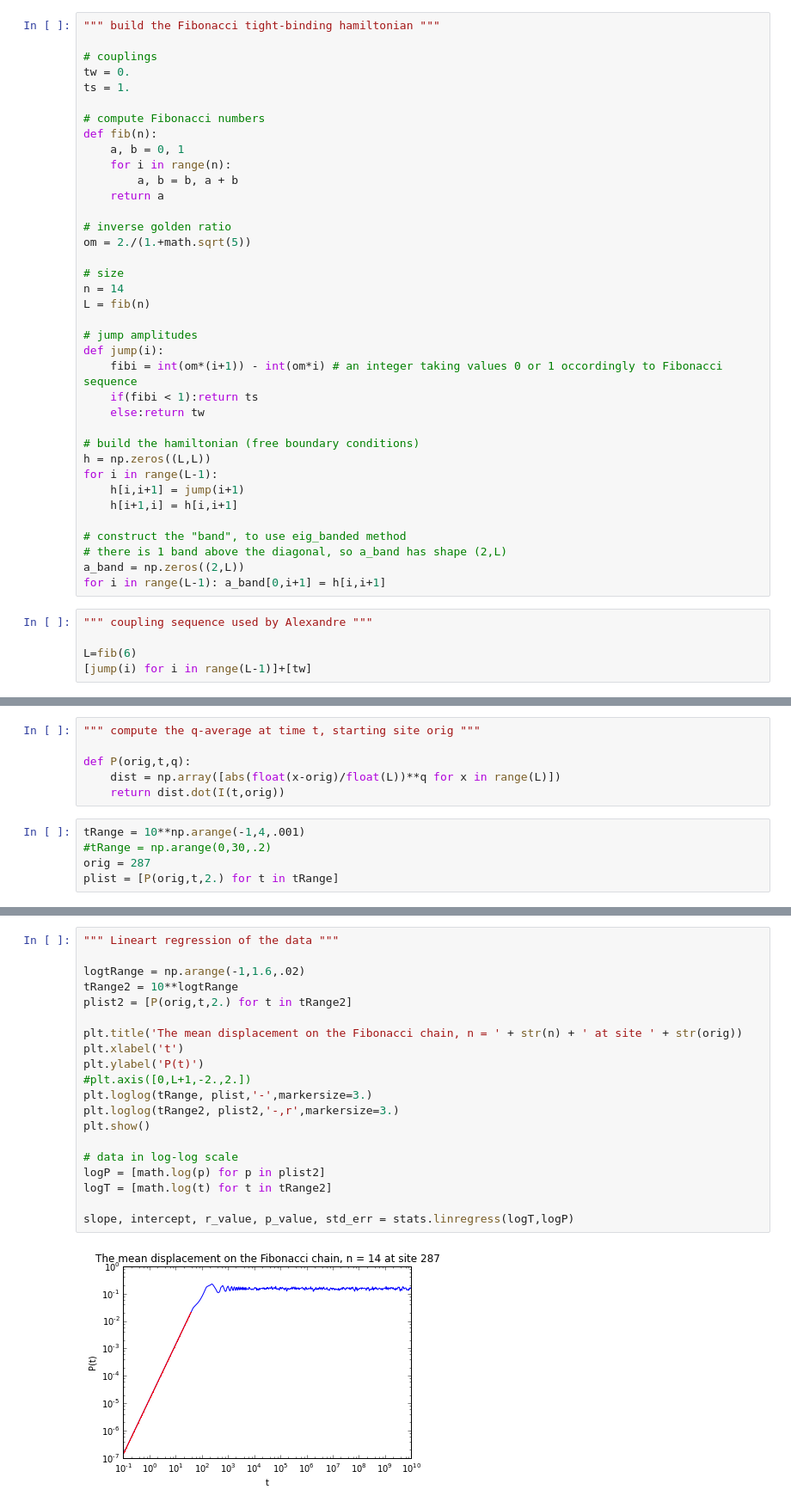
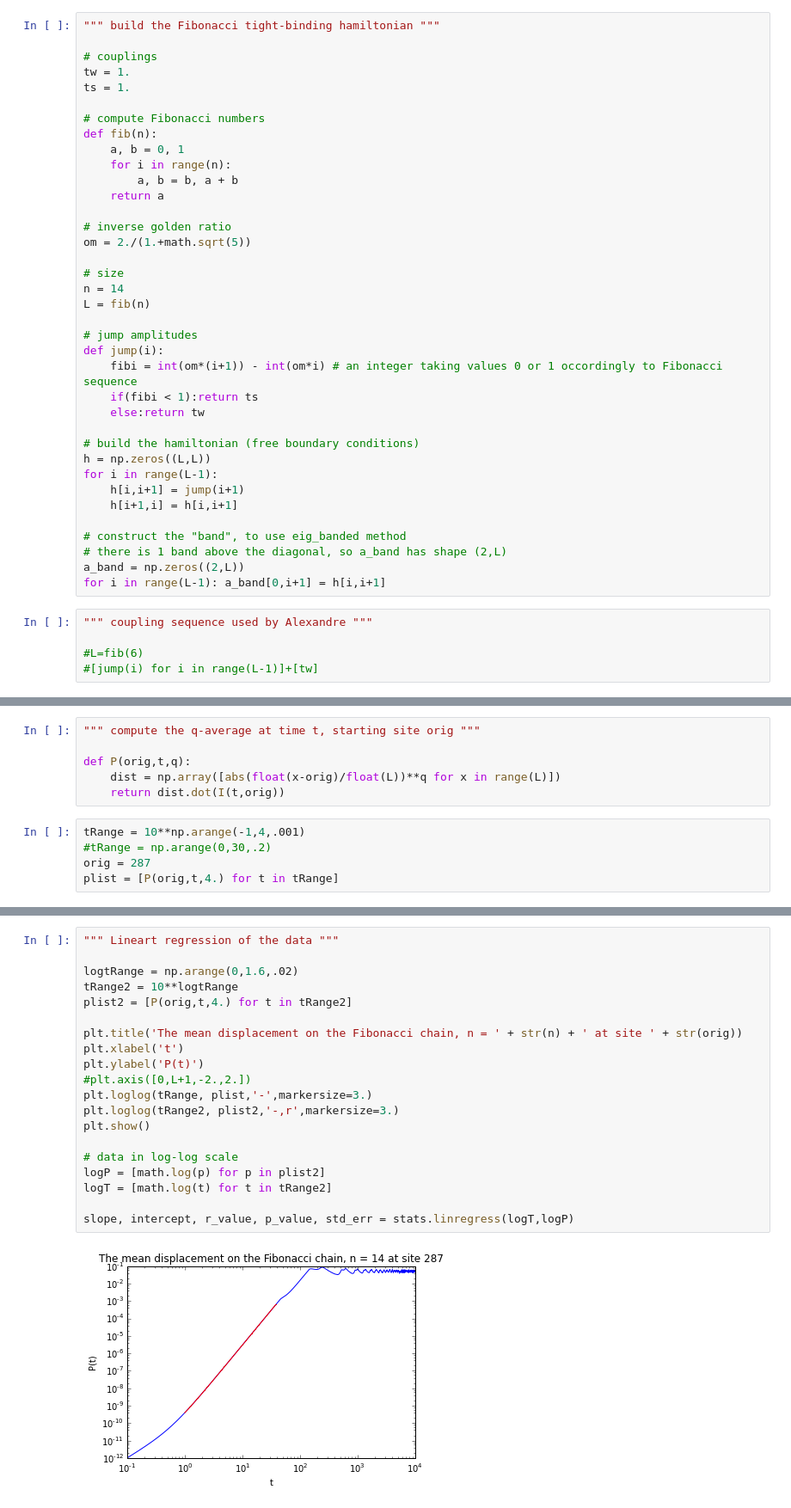
Before and after one commit to Yukee/spectrum_quasicrystals, a Jupyter notebook: Fibonacci/dynamics_wavepackets.ipynb, the cells around one changed output, grey strips where cells are left out. Shown at 86% size. Drawn from its saved outputs; the diff is of its cells as text.

```diff
--- a/Fibonacci/dynamics_wavepackets.ipynb
+++ b/Fibonacci/dynamics_wavepackets.ipynb
@@ -39,7 +39,7 @@ import time
 """ build the Fibonacci tight-binding hamiltonian """
 
 # couplings
-tw = 0.
+tw = 1.
 ts = 1.
 
 # compute Fibonacci numbers
@@ -75,6 +75,6 @@ for i in range(L-1): a_band[0,i+1] = h[i,i+1]
 # %%
 """ coupling sequence used by Alexandre """
 
-L=fib(6)
-[jump(i) for i in range(L-1)]+[tw]
+#L=fib(6)
+#[jump(i) for i in range(L-1)]+[tw]
 # %% [output]
@@ -142,7 +142,7 @@ def P(orig,t,q):
 tRange = 10**np.arange(-1,4,.001)
 #tRange = np.arange(0,30,.2)
 orig = 287
-plist = [P(orig,t,2.) for t in tRange]
+plist = [P(orig,t,4.) for t in tRange]
 # %%
 plt.title('The mean displacement on the Fibonacci chain, n = ' + str(n) + ' at site ' + str(orig))
 plt.xlabel('t')
@@ -155,25 +155,25 @@ plt.show()
 # %%
 """ Lineart regression of the data """
 
-logtRange = np.arange(-1,1.6,.02)
+logtRange = np.arange(0,1.6,.02)
 tRange2 = 10**logtRange
-plist2 = [P(orig,t,2.) for t in tRange2]
+plist2 = [P(orig,t,4.) for t in tRange2]
 
 plt.title('The mean displacement on the Fibonacci chain, n = ' + str(n) + ' at site ' + str(orig))
 plt.xlabel('t')
 plt.ylabel('P(t)')
 #plt.axis([0,L+1,-2.,2.])
 plt.loglog(tRange, plist,'-',markersize=3.)
 plt.loglog(tRange2, plist2,'-,r',markersize=3.)
 plt.show()
 
 # data in log-log scale
 logP = [math.log(p) for p in plist2]
 logT = [math.log(t) for t in tRange2]
 
 slope, intercept, r_value, p_value, std_err = stats.linregress(logT,logP)
 # %% [output]
-[figure, old version]
+[figure, new version]
 # %%
 slope, r_value
 # %% [output]
```
Also changed, not shown: parts of 6 cells of this notebook.
